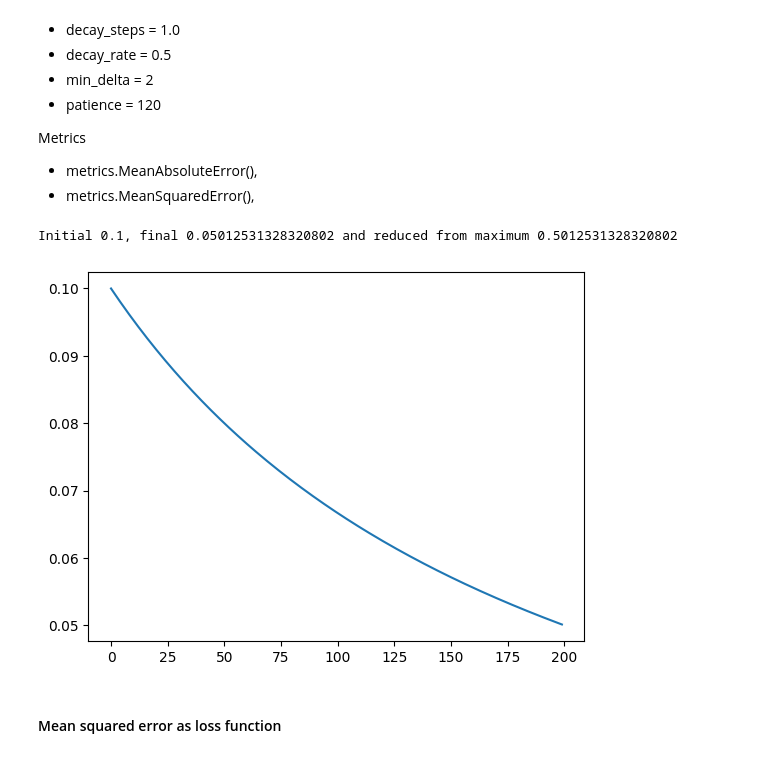
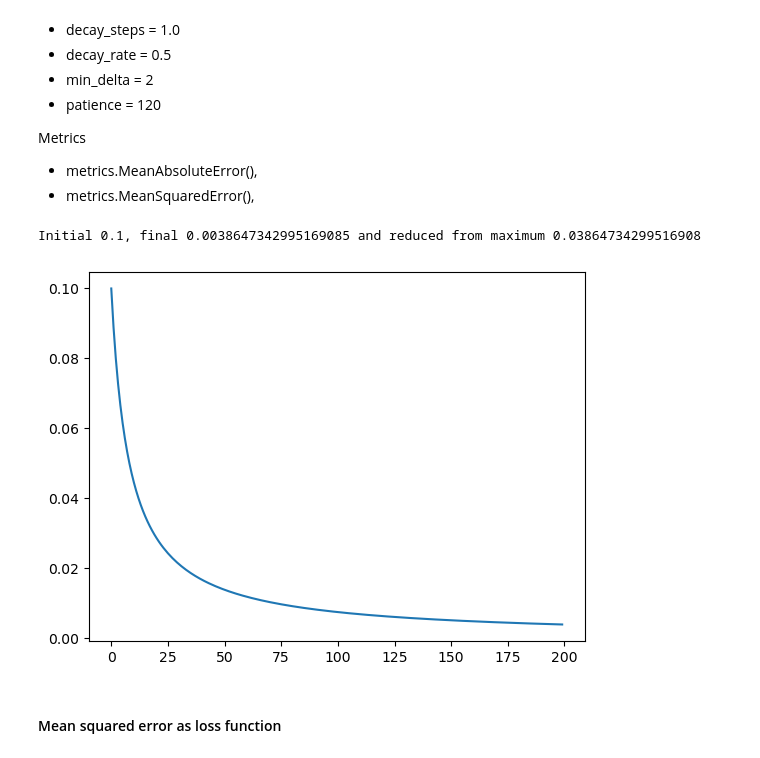
Before and after one commit to Marlup/Circles-counting, a Jupyter notebook: counting_prediction_models.ipynb, the cells around one changed output. Drawn from its saved outputs; the diff is of its cells as text; code cells hidden in the pictures.

```diff
--- a/counting_prediction_models.ipynb
+++ b/counting_prediction_models.ipynb
@@ -220,15 +352,17 @@ Metrics
 # %%
 x = np.arange(0, 200, 1)
 lr_ini = 0.1
-decay_rate = 1
+decay_rate = 25
 decay_step = 200
 f = lambda s: lr_ini / (1 + decay_rate * (s / decay_step))
 y = f(x)
+
 print(f"Initial {y.max()}, final {y.min()} and reduced from maximum {y.min() / y.max()}")
+
 _ = plt.plot(x, y)
 # %% [output]
-Initial 0.1, final 0.05012531328320802 and reduced from maximum 0.5012531328320802
+Initial 0.1, final 0.0038647342995169085 and reduced from maximum 0.03864734299516908
-[figure, old version]
+[figure, new version]
 # %% [markdown]
 #### Mean squared error as loss function
 # %%
```
Also changed, not shown: parts of 60 cells of this notebook, 6 other files.
